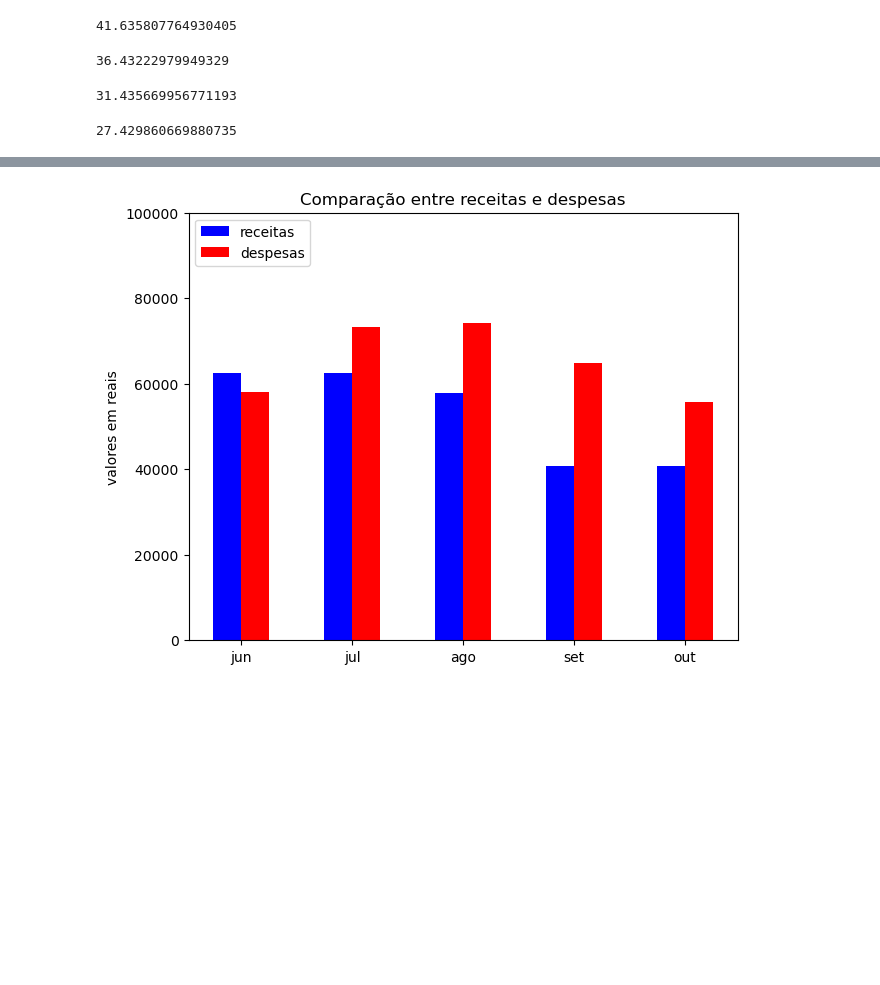
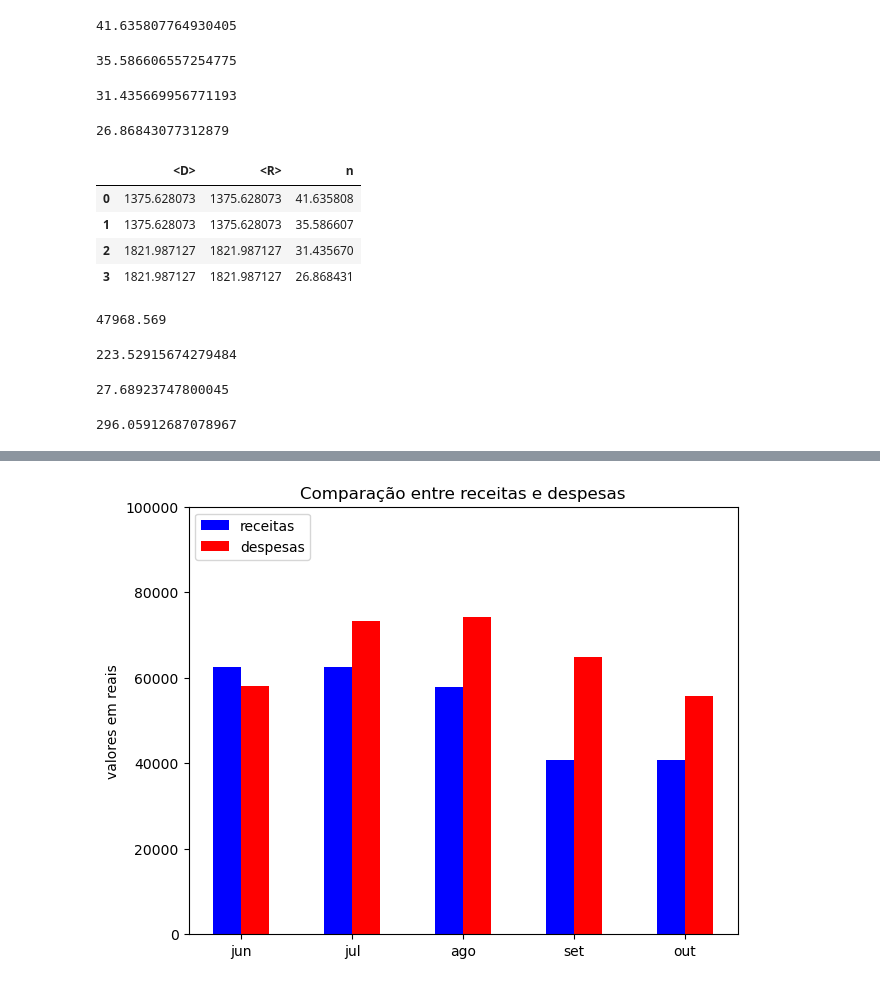
Before and after one commit to mp-resuldados/diagnostico-escola, a Jupyter notebook: notebooks/contas.ipynb, the cells around one changed output, grey strips where cells are left out. Cells and saved outputs as stored; diff of their text form; code cells hidden in the pictures; blank space fills up the shorter version.

```diff
--- a/notebooks/contas.ipynb
+++ b/notebooks/contas.ipynb
@@ -373,17 +348,64 @@ prolabore = 8000
 # %% [output]
 41.635807764930405
 # %%
-# calculo do ponto de equilibrio - melhor cenário de despesas
-(  ( (despesas['valores'][0]+despesas['valores'][4]) -2* prolabore) /   ( (receitas['valores'][0] + receitas['valores'][4]) / receitas['n'].sum() )    )   /5
+# calculo do ponto de equilibrio - melhor cenário de despesas - cenário 1
+despesas_1 = (despesas['valores'][0]+despesas['valores'][4] -2* prolabore)/2   # melhor despesa real
+
+n_1 = (  despesas_1 /  receitas_0 )
+n_1
 # %% [output]
-36.43222979949329
+35.586606557254775
 # %%
-# calculo do ponto de equilibrio - pior cenário de despesas e melhor de receitas
-((   (despesas['valores'].sum()-5* prolabore) )/   (receitas['tabelado'].sum() / receitas['n'].sum() )    )   /5
+# calculo do ponto de equilibrio - pior cenário de despesas e melhor de receitas - cenário 2
+receitas_1 = receitas['tabelado'].sum() / receitas['n'].sum() # receita tabelada
+
+n_2 = (   despesas_0 /   receitas_1   )
+n_2
 # %% [output]
 31.435669956771193
 # %%
-# calculo do ponto de equilibrio - melhor cenário de  e receitas
-(  ( (despesas['valores'][0]+despesas['valores'][4]-2* prolabore) )/   ( (receitas['tabelado'][0] + receitas['tabelado'][4]) / receitas['n'].sum() )    )   /5
+# calculo do ponto de equilibrio - melhor cenário de despesas  e receitas - cenário 3
+
+n_3 = ( despesas_1 /  receitas_1 )
+n_3
 # %% [output]
-27.429860669880735
+26.86843077312879
+# %%
+# contrução da tabela de receitas e despesas médias em função do número de alunos
+df = pd.DataFrame(columns = ['<D>','<R>', 'n'])
+
+df.loc[0] =[ despesas_0/n_0, receitas_0, n_0 ]
+df.loc[1] =[ despesas_1/n_1, receitas_0, n_1 ]
+df.loc[2] =[ despesas_0/n_2, receitas_1, n_2 ]
+df.loc[3] =[ despesas_1/n_3, receitas_1, n_3 ]
+
+
+df
+# %% [output]
+|  | <D> | <R> | n |
+| 0 | 1375.628073 | 1375.628073 | 41.635808 |
+| 1 | 1375.628073 | 1375.628073 | 35.586607 |
+| 2 | 1821.987127 | 1821.987127 | 31.435670 |
+| 3 | 1821.987127 | 1821.987127 | 26.868431 |
+# %%
+# cálculo das despesa fixa considerando os meses "normais" de junho e outubro
+coef_ang_base = (despesas['valores'][0]- despesas['valores'][4]) / (despesas['n'][0]- despesas['n'][4])
+coef_linear_base = despesas['valores'][0]-coef_ang_base*despesas['n'][0]
+coef_linear_base
+# %% [output]
+47968.569
+# %%
+coef_ang_cenario_0 = (mensalidade_media-coef_linear_base/n_0)
+coef_ang_cenario_0
+# %% [output]
+223.52915674279484
+# %%
+coef_ang_cenario_1 = (mensalidade_media-coef_linear_base/n_1)
+coef_ang_cenario_1
+# %% [output]
+27.68923747800045
+# %%
+coef_ang_cenario_2 = (mensalidade_media_tabelada-coef_linear_base/n_2)
+coef_ang_cenario_2
+# %% [output]
+296.05912687078967
```
Also changed, not shown: parts of 7 cells of this notebook, 2 other files.
